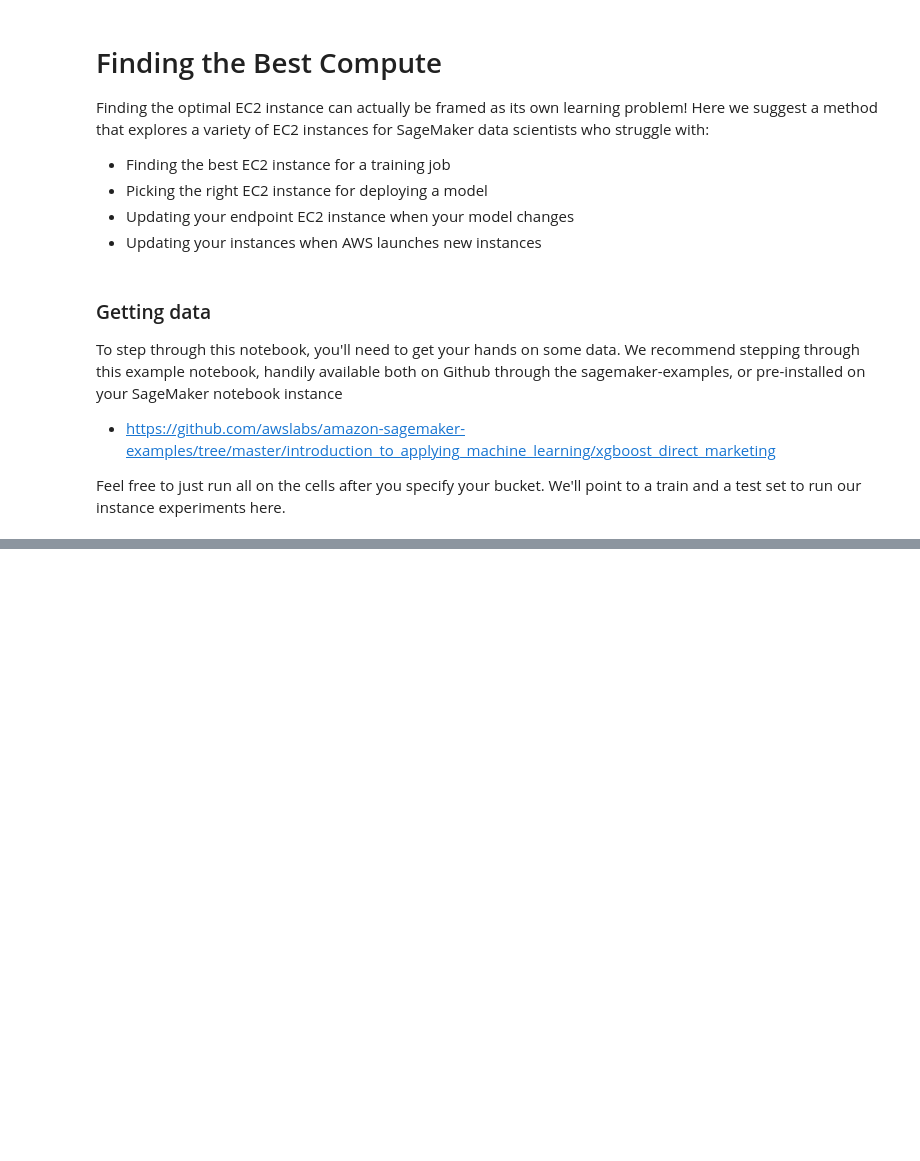
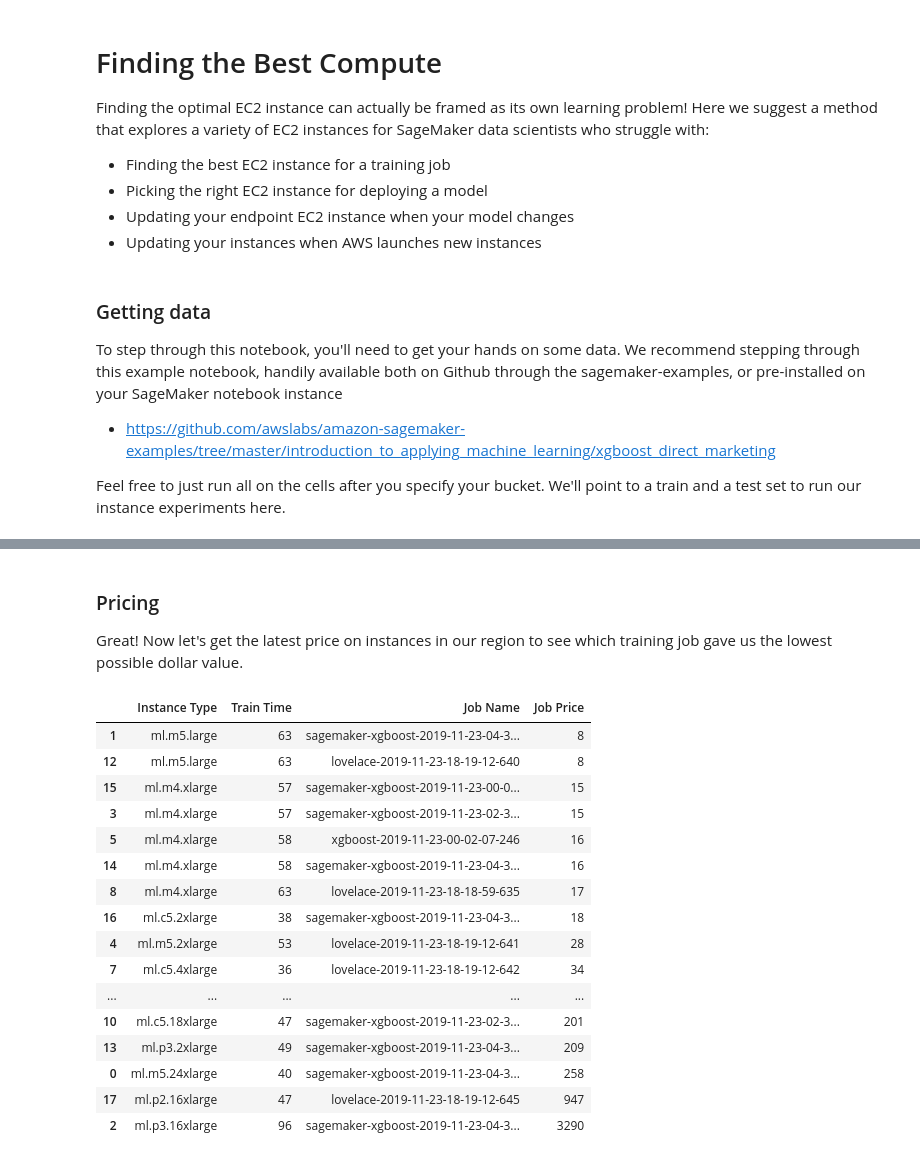
Before and after one commit to EmilyWebber/ada-lovelace, a Jupyter notebook: First Experiments.ipynb, the cells around one changed output, grey strips where cells are left out. Saved outputs shown, nothing was run; the diff lists cells and outputs as text; code cells hidden in the pictures; blank space fills up the shorter version.

```diff
--- a/First Experiments.ipynb
+++ b/First Experiments.ipynb
@@ -57,0 +279,3 @@ xgb.fit({'train': s3_input_train, 'validation': s3_input_validation})
+# %% [markdown]
+### Pricing
+Great! Now let's get the latest price on instances in our region to see which training job gave us the lowest possible dollar value.
@@ -57,0 +310,37 @@ xgb.fit({'train': s3_input_train, 'validation': s3_input_validation})
+# %%
+def add_job_price(models, instance_pricing):
+
+    models['Job Price'] = 0
+
+    for idx, row in models.iterrows():
+        time, instance = row['Train Time'], row['Instance Type']
+
+        price = instance_pricing[instance]
+
+        p = price * time
+
+        models.at[idx, 'Job Price'] = p
+
+    return models
+
+models = add_job_price(models, instance_pricing)
+# %%
+models.sort_values(by=['Job Price'], axis=0, ascending=True)
+# %% [output]
+|  | Instance Type | Train Time | Job Name | Job Price |
+| 1 | ml.m5.large | 63 | sagemaker-xgboost-2019-11-23-04-3... | 8 |
+| 12 | ml.m5.large | 63 | lovelace-2019-11-23-18-19-12-640 | 8 |
+| 15 | ml.m4.xlarge | 57 | sagemaker-xgboost-2019-11-23-00-0... | 15 |
+| 3 | ml.m4.xlarge | 57 | sagemaker-xgboost-2019-11-23-02-3... | 15 |
+| 5 | ml.m4.xlarge | 58 | xgboost-2019-11-23-00-02-07-246 | 16 |
+| 14 | ml.m4.xlarge | 58 | sagemaker-xgboost-2019-11-23-04-3... | 16 |
+| 8 | ml.m4.xlarge | 63 | lovelace-2019-11-23-18-18-59-635 | 17 |
+| 16 | ml.c5.2xlarge | 38 | sagemaker-xgboost-2019-11-23-04-3... | 18 |
+| 4 | ml.m5.2xlarge | 53 | lovelace-2019-11-23-18-19-12-641 | 28 |
+| 7 | ml.c5.4xlarge | 36 | lovelace-2019-11-23-18-19-12-642 | 34 |
+| ... | ... | ... | ... | ... |
+| 10 | ml.c5.18xlarge | 47 | sagemaker-xgboost-2019-11-23-02-3... | 201 |
+| 13 | ml.p3.2xlarge | 49 | sagemaker-xgboost-2019-11-23-04-3... | 209 |
+| 0 | ml.m5.24xlarge | 40 | sagemaker-xgboost-2019-11-23-04-3... | 258 |
+| 17 | ml.p2.16xlarge | 47 | lovelace-2019-11-23-18-19-12-645 | 947 |
+| 2 | ml.p3.16xlarge | 96 | sagemaker-xgboost-2019-11-23-04-3... | 3290 |
```
Also changed, not shown: parts of 18 cells of this notebook.
